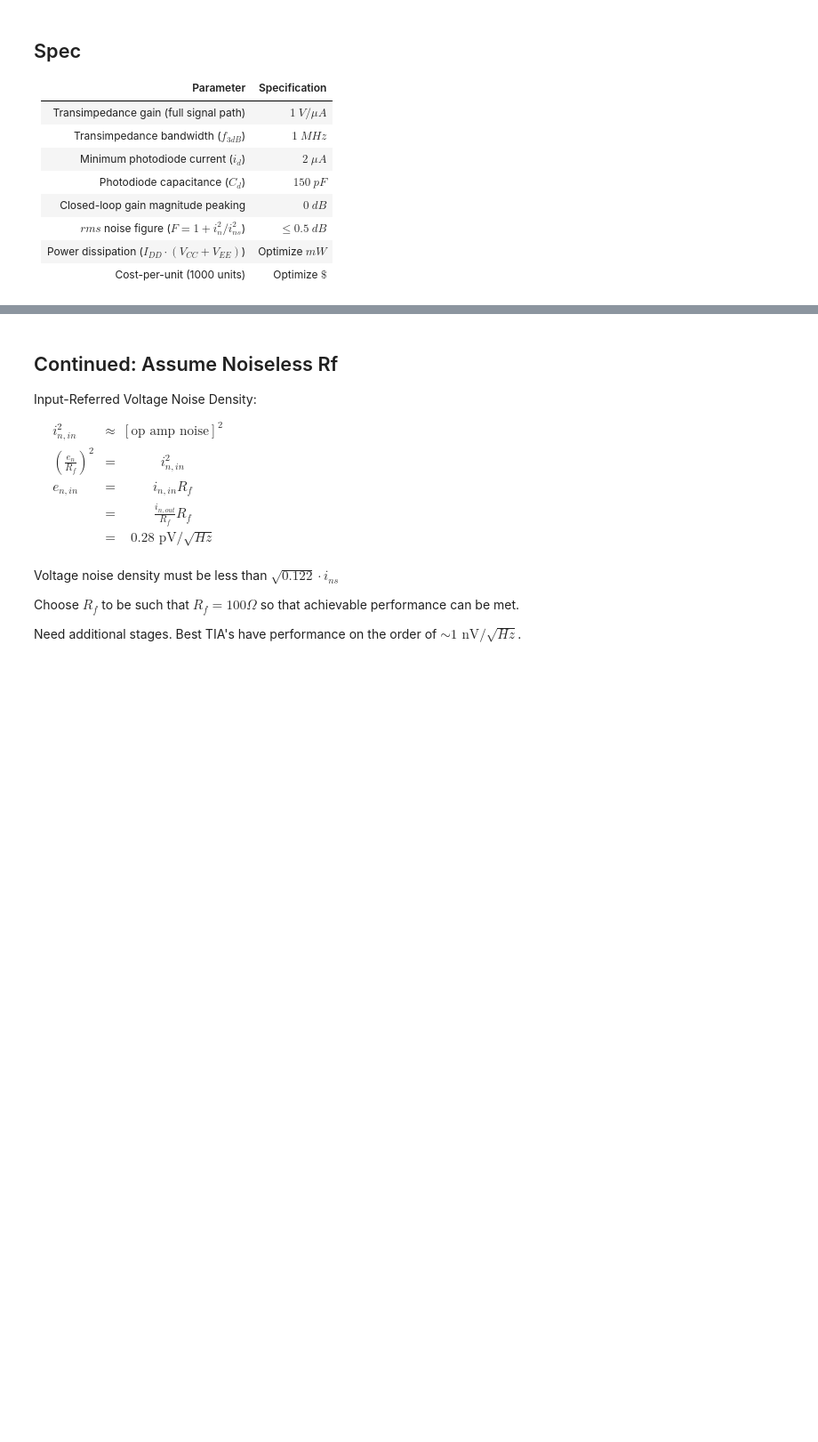
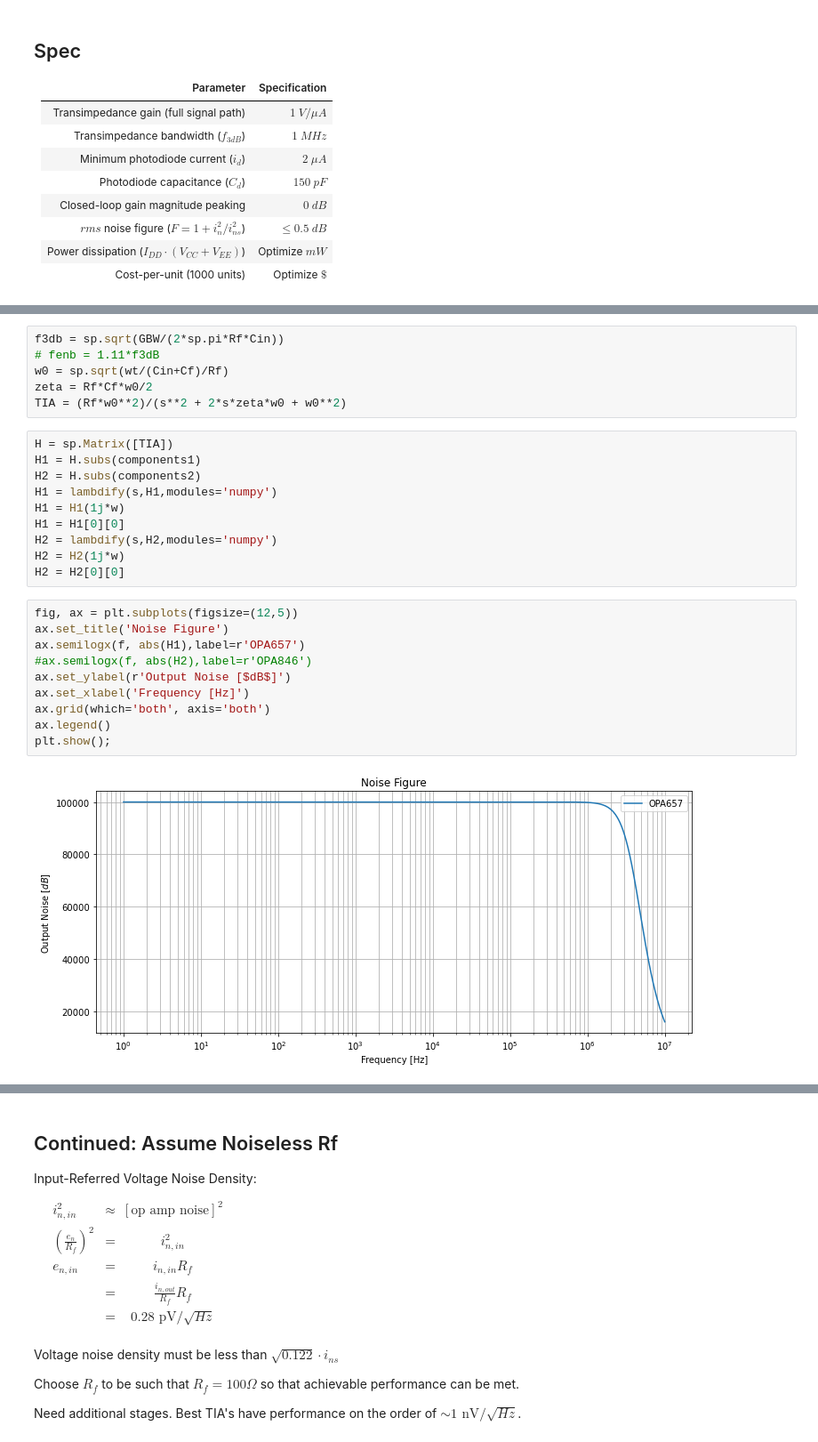
Before and after one commit to kegedy/EE538.1, a Jupyter notebook: kevin/project/check-in-presentation.ipynb, the cells around one changed output, grey strips where cells are left out. Shown: that part at 89% size. Drawn from its saved outputs; the diff is of its cells as text; blank space fills up the shorter version.

```diff
--- a/kevin/project/check-in-presentation.ipynb
+++ b/kevin/project/check-in-presentation.ipynb
@@ -240,3 +352,31 @@ $\begin{eqnarray}
+# %%
+f3db = sp.sqrt(GBW/(2*sp.pi*Rf*Cin))
+# fenb = 1.11*f3dB
+w0 = sp.sqrt(wt/(Cin+Cf)/Rf)
+zeta = Rf*Cf*w0/2
+TIA = (Rf*w0**2)/(s**2 + 2*s*zeta*w0 + w0**2)
+# %%
+H = sp.Matrix([TIA])
+H1 = H.subs(components1)
+H2 = H.subs(components2)
+H1 = lambdify(s,H1,modules='numpy')
+H1 = H1(1j*w)
+H1 = H1[0][0]
+H2 = lambdify(s,H2,modules='numpy')
+H2 = H2(1j*w)
+H2 = H2[0][0]
+# %%
+fig, ax = plt.subplots(figsize=(12,5))
+ax.set_title('Noise Figure')
+ax.semilogx(f, abs(H1),label=r'OPA657')
+#ax.semilogx(f, abs(H2),label=r'OPA846')
+ax.set_ylabel(r'Output Noise [$dB$]')
+ax.set_xlabel('Frequency [Hz]')
+ax.grid(which='both', axis='both')
+ax.legend()
+plt.show();
+# %% [output]
+[figure, added]
 # %% [markdown]
 ## Continued: Find Voltage Noise Threshold
 
```
Also changed, not shown: parts of 29 cells of this notebook, 1 other file.
